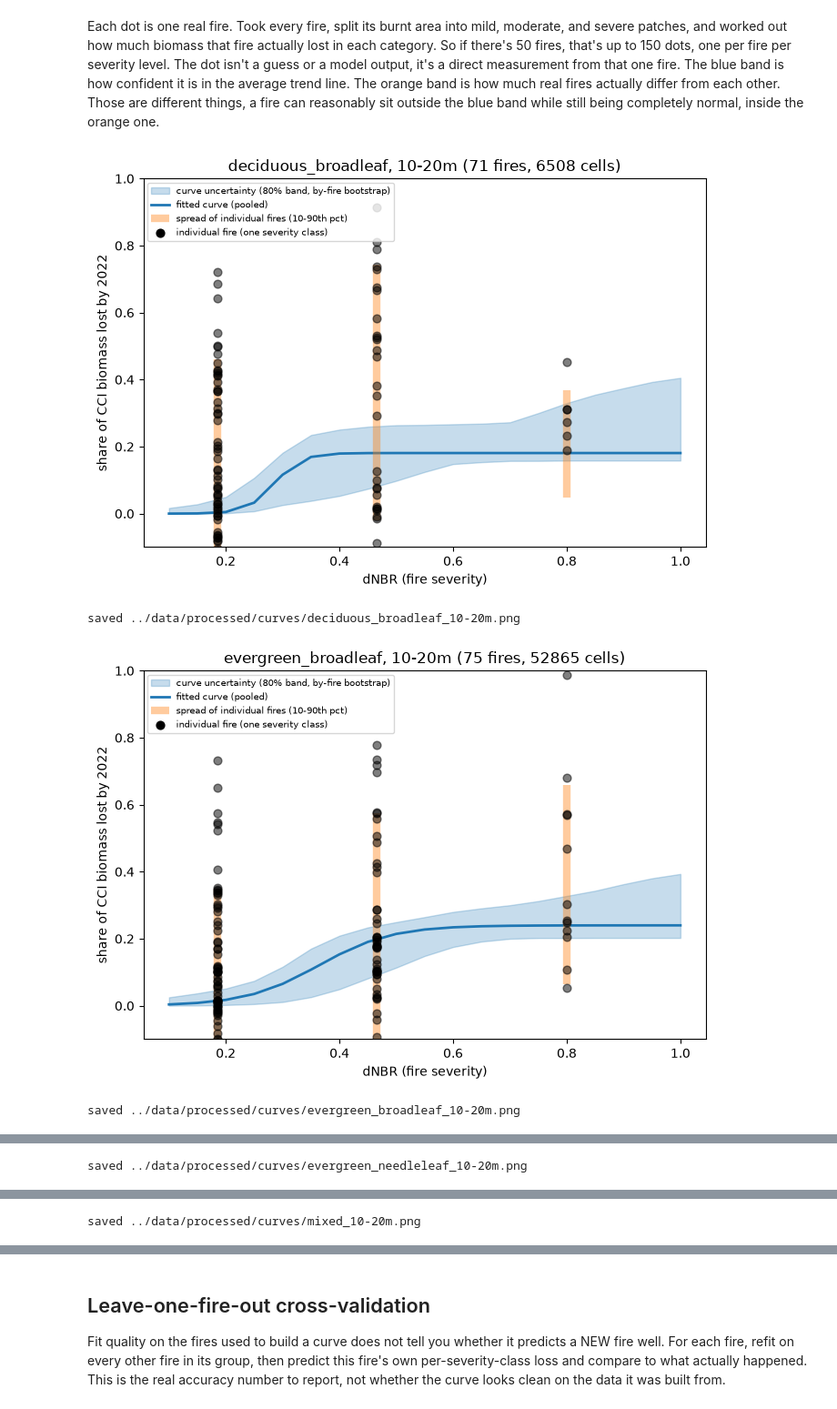
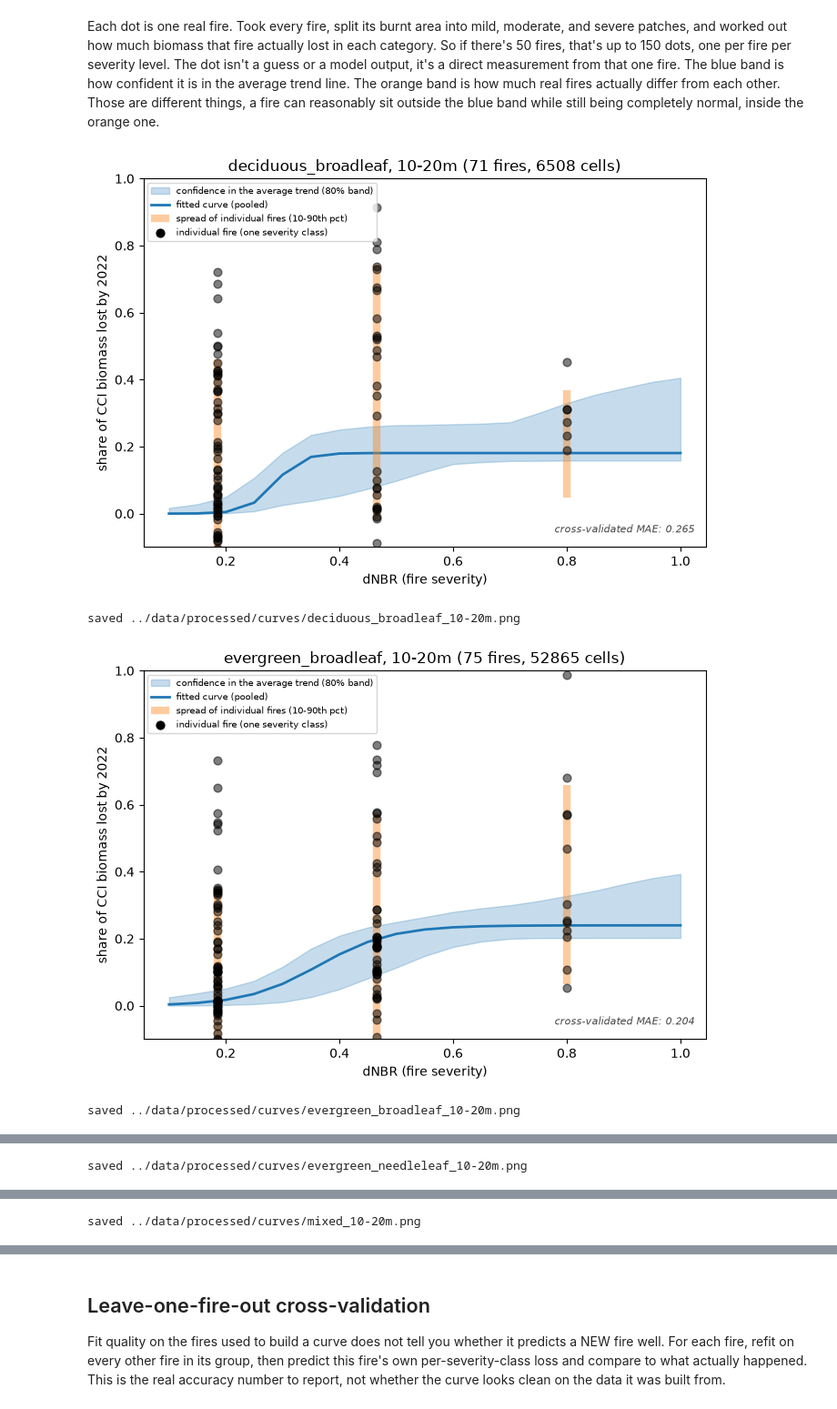
Before and after one commit to ada-th25/fire-impact-curves, a Jupyter notebook: notebooks/run_pipeline.ipynb, the cells around one changed output, grey strips where cells are left out. Shown at 91% size. Saved outputs shown, nothing was run; the diff lists cells and outputs as text; code cells hidden in the pictures.

```diff
--- a/notebooks/run_pipeline.ipynb
+++ b/notebooks/run_pipeline.ipynb
@@ -692,7 +692,7 @@ for (height_class, forest_type), row in usable.iterrows():
 
     fig, ax = plt.subplots(figsize=(7, 5))
     ax.fill_between(x_grid, band["p10"], band["p90"], alpha=0.25, color="tab:blue",
-                     label="curve uncertainty (80% band, by-fire bootstrap)")
+                     label="confidence in the average trend (80% band)")
     ax.plot(x_grid, logistic(x_grid, row["l_max"], row["k"], row["x0"]), linewidth=2,
             color="tab:blue", label="fitted curve (pooled)")
 
@@ -706,34 +706,40 @@ for (height_class, forest_type), row in usable.iterrows():
         vals = pfm[sev].dropna()
         if len(vals) < 3:
             continue
         lo, hi = vals.quantile([0.1, 0.9])
         ax.plot([x, x], [lo, hi], color="tab:orange", linewidth=6, alpha=0.4, zorder=3,
                 solid_capstyle="butt",
                 label="spread of individual fires (10-90th pct)" if sev == "mild" else None)
 
     ax.scatter([], [], color="black", s=40, label="individual fire (one severity class)")
     for uid, fire_grp in grp.groupby("uid"):
         means = fire_grp.groupby("severity", observed=True)["loss2022"].mean()
         xs = [sev_mid[s] for s in means.index]
         ax.scatter(xs, means.values, s=40, zorder=5, color="black", alpha=0.5)
 
     ax.set_xlabel("dNBR (fire severity)")
     ax.set_ylabel("share of CCI biomass lost by 2022")
+    cv_row = cv_summary[(cv_summary["height_class"] == height_class) & (cv_summary["forest_type"] == forest_type)]
+    if len(cv_row) and not cv_row["mae"].isna().all():
+        mae_val = cv_row["mae"].iloc[0]
+        ax.text(0.98, 0.04, f"cross-validated MAE: {mae_val:.3f}", transform=ax.transAxes,
+                ha="right", fontsize=8, color="#444", style="italic")
+
     ax.set_title(f"{forest_type}, {height_class} ({row['n_fires']} fires, {row['n_cells']} cells)")
     ax.legend(fontsize=7, loc="upper left")
     ax.set_ylim(-0.1, 1.0)
     fig.tight_layout()
     fname = f"../data/processed/curves/{forest_type}_{height_class}.png".replace(">", "gt")
     fig.savefig(fname, dpi=150)
     plt.show()
     print("saved", fname)
 
 # save the actual curve data, not just the images - this is the real deliverable
 pd.DataFrame(curve_records).to_csv("../data/processed/curves/fit_parameters.csv", index=False)
 pd.concat(band_records, ignore_index=True).to_csv("../data/processed/curves/uncertainty_bands.csv", index=False)
 print("saved fit_parameters.csv and uncertainty_bands.csv")
 # %% [output]
-[figure, old version]
+[figure, new version]
 saved ../data/processed/curves/deciduous_broadleaf_10-20m.png
-[figure, old version]
+[figure, new version]
 saved ../data/processed/curves/evergreen_broadleaf_10-20m.png
```
Also changed, not shown: parts of 5 cells of this notebook, 1 other file.
